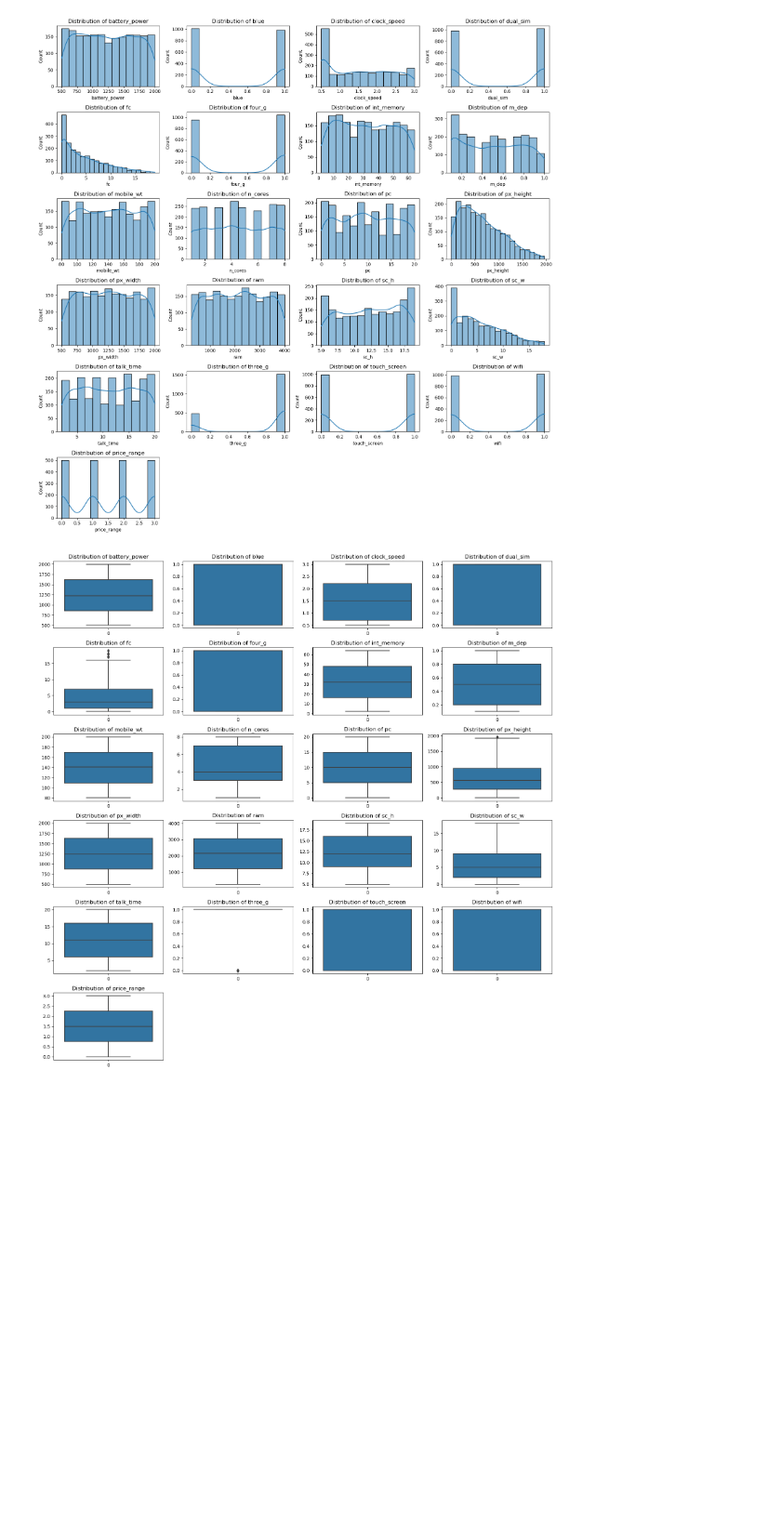
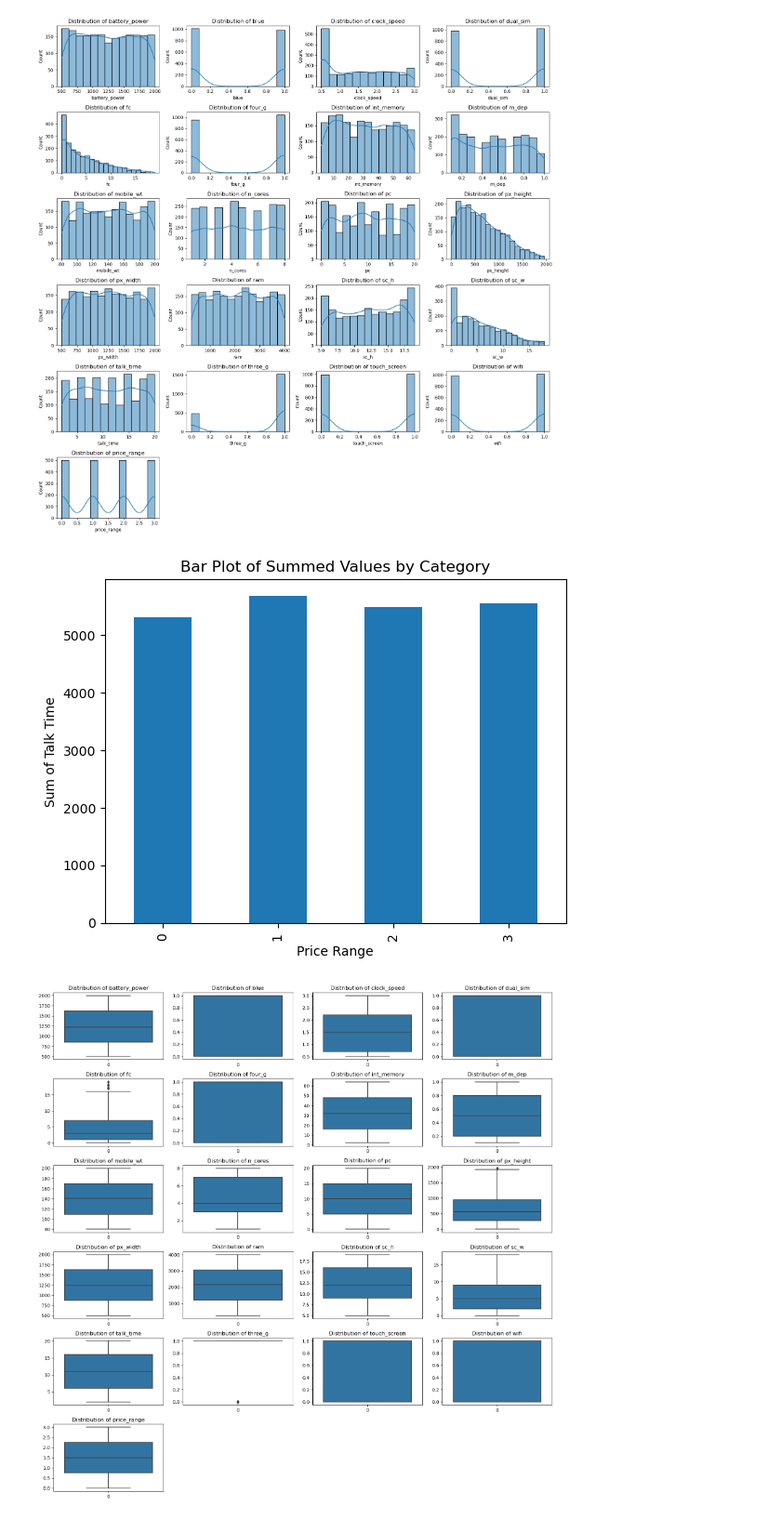
Before and after one commit to MaukanMir/Mobile-Price-Classification, a Jupyter notebook: training.ipynb, the cells around one changed output. Shown: that part at 93% size. Saved outputs shown, nothing was run; the diff lists cells and outputs as text; code cells hidden in the pictures; blank space fills up the shorter version.

```diff
--- a/training.ipynb
+++ b/training.ipynb
@@ -246,6 +246,16 @@ for idx, col in enumerate(train_df.columns):
   plt.plot()
 # %% [output]
 [figure]
+# %%
+grouped_df = train_df.groupby('price_range')['talk_time'].sum().reset_index()
+
+grouped_df.plot(kind='bar', x='price_range', y='talk_time', legend=False)
+plt.xlabel('Price Range')
+plt.ylabel('Sum of Talk Time')
+plt.title('Bar Plot of Summed Values by Category')
+plt.show()
+# %% [output]
+[figure, added]
 # %%
 plt.figure(figsize=(16,16))
 total_cols = len(train_df.columns)
```
